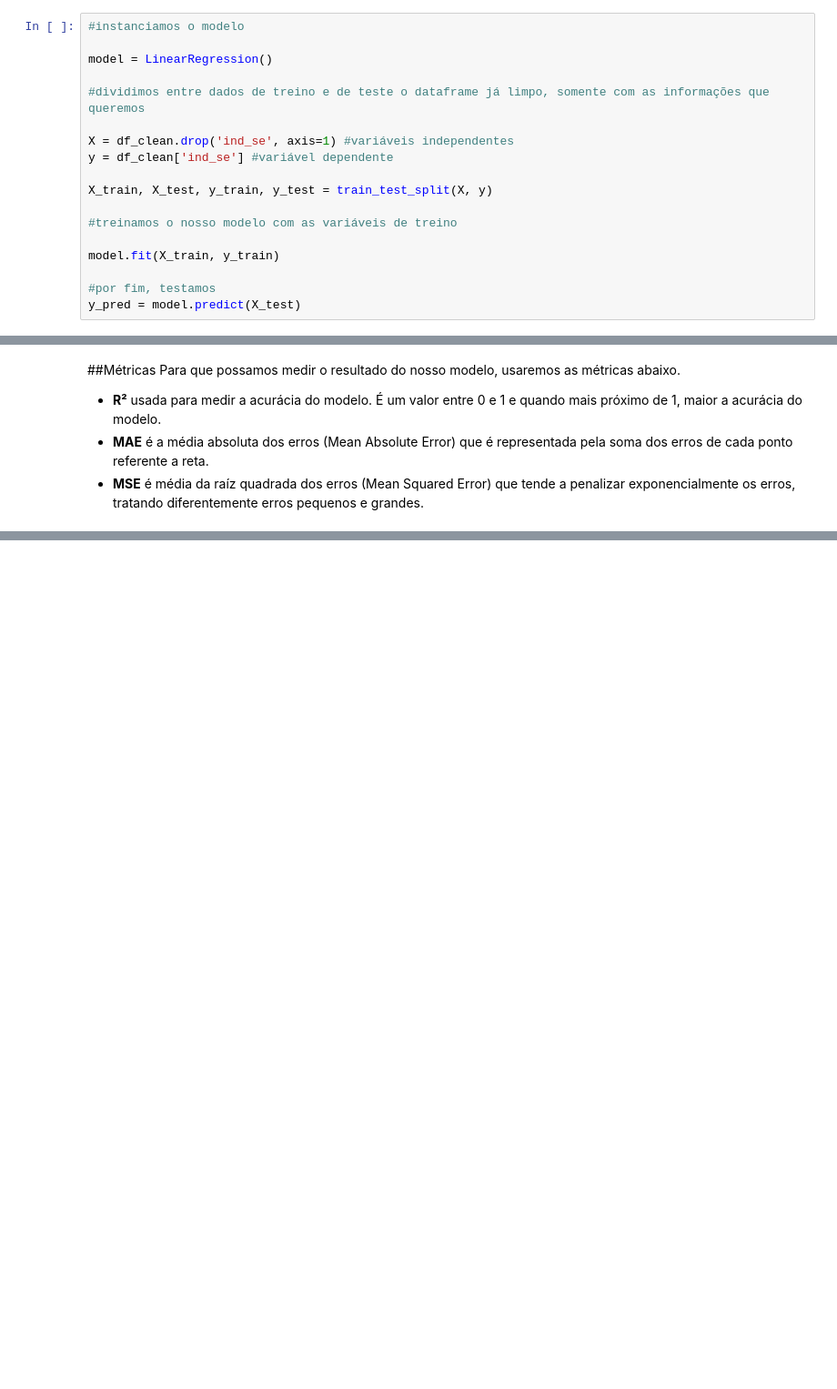
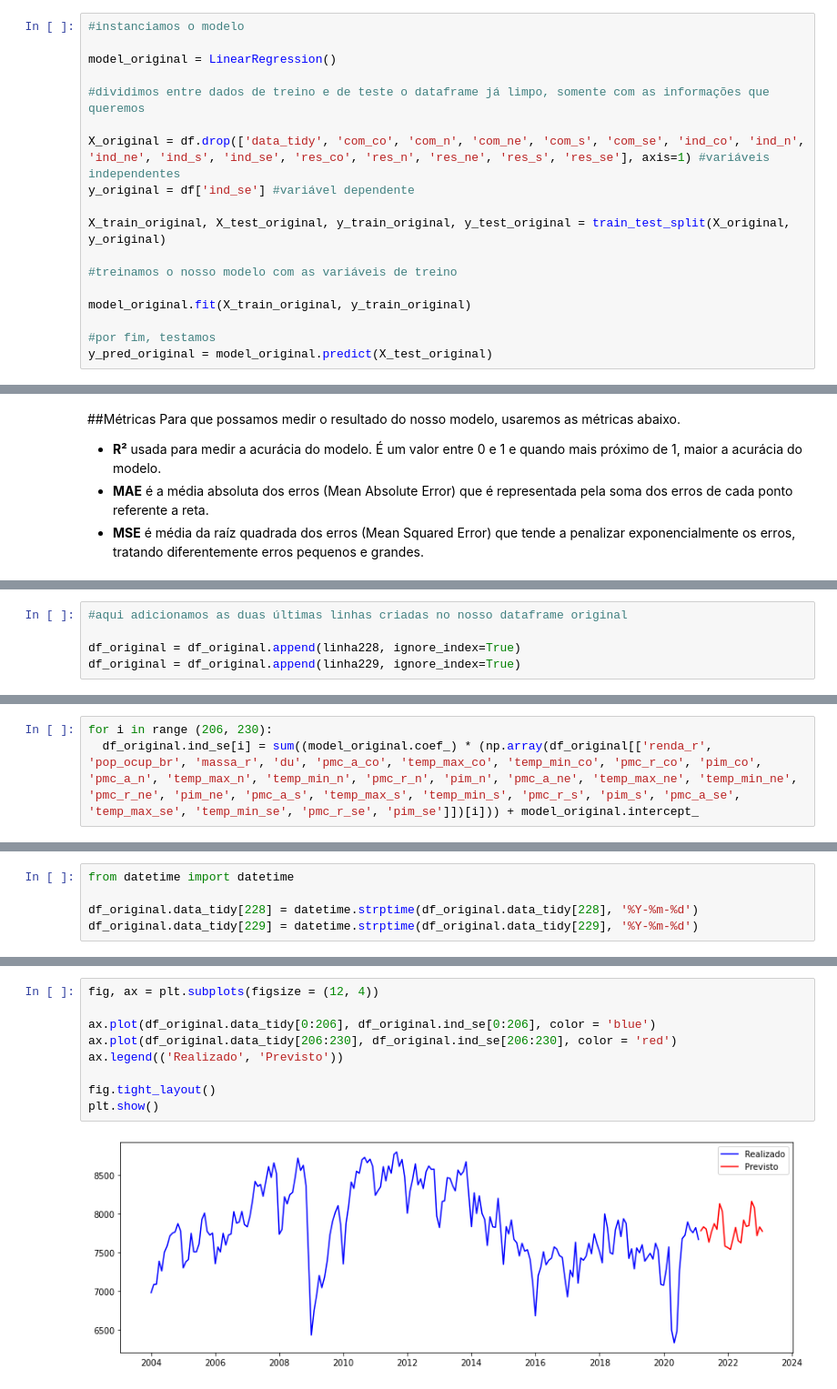
Before and after one commit to lucas-tebet/4intelligence, a Jupyter notebook: 4intelligence.ipynb, the cells around one changed output, grey strips where cells are left out. Shown at 91% size. Cells and saved outputs as stored; diff of their text form; blank space fills up the shorter version.

```diff
--- a/4intelligence.ipynb
+++ b/4intelligence.ipynb
@@ -289,19 +315,19 @@ from sklearn.metrics import r2_score, mean_absolute_error, mean_squared_error
 # %%
 #instanciamos o modelo
 
-model = LinearRegression()
+model_original = LinearRegression()
 
 #dividimos entre dados de treino e de teste o dataframe já limpo, somente com as informações que queremos
 
-X = df_clean.drop('ind_se', axis=1) #variáveis independentes
-y = df_clean['ind_se'] #variável dependente
+X_original = df.drop(['data_tidy', 'com_co', 'com_n', 'com_ne', 'com_s', 'com_se', 'ind_co', 'ind_n', 'ind_ne', 'ind_s', 'ind_se', 'res_co', 'res_n', 'res_ne', 'res_s', 'res_se'], axis=1) #variáveis independentes
+y_original = df['ind_se'] #variável dependente
 
-X_train, X_test, y_train, y_test = train_test_split(X, y)
+X_train_original, X_test_original, y_train_original, y_test_original = train_test_split(X_original, y_original)
 
 #treinamos o nosso modelo com as variáveis de treino
 
-model.fit(X_train, y_train)
+model_original.fit(X_train_original, y_train_original)
 
 #por fim, testamos
-y_pred = model.predict(X_test)
+y_pred_original = model_original.predict(X_test_original)
 # %% [markdown]
@@ -339,0 +609,5 @@ MSE:  31755.837228154418
+# %%
+#aqui adicionamos as duas últimas linhas criadas no nosso dataframe original
+
+df_original = df_original.append(linha228, ignore_index=True)
+df_original = df_original.append(linha229, ignore_index=True)
@@ -339,0 +618,3 @@ MSE:  31755.837228154418
+# %%
+for i in range (206, 230):
+  df_original.ind_se[i] = sum((model_original.coef_) * (np.array(df_original[['renda_r', 'pop_ocup_br', 'massa_r', 'du', 'pmc_a_co', 'temp_max_co', 'temp_min_co', 'pmc_r_co', 'pim_co', 'pmc_a_n', 'temp_max_n', 'temp_min_n', 'pmc_r_n', 'pim_n', 'pmc_a_ne', 'temp_max_ne', 'temp_min_ne', 'pmc_r_ne', 'pim_ne', 'pmc_a_s', 'temp_max_s', 'temp_min_s', 'pmc_r_s', 'pim_s', 'pmc_a_se', 'temp_max_se', 'temp_min_se', 'pmc_r_se', 'pim_se']])[i])) + model_original.intercept_
@@ -339,0 +627,5 @@ MSE:  31755.837228154418
+# %%
+from datetime import datetime
+
+df_original.data_tidy[228] = datetime.strptime(df_original.data_tidy[228], '%Y-%m-%d')
+df_original.data_tidy[229] = datetime.strptime(df_original.data_tidy[229], '%Y-%m-%d')
@@ -339,0 +643,11 @@ MSE:  31755.837228154418
+# %%
+fig, ax = plt.subplots(figsize = (12, 4))
+
+ax.plot(df_original.data_tidy[0:206], df_original.ind_se[0:206], color = 'blue')
+ax.plot(df_original.data_tidy[206:230], df_original.ind_se[206:230], color = 'red')
+ax.legend(('Realizado', 'Previsto'))
+
+fig.tight_layout()
+plt.show()
+# %% [output]
+[figure, added]
```
Also changed, not shown: parts of 51 cells of this notebook.
